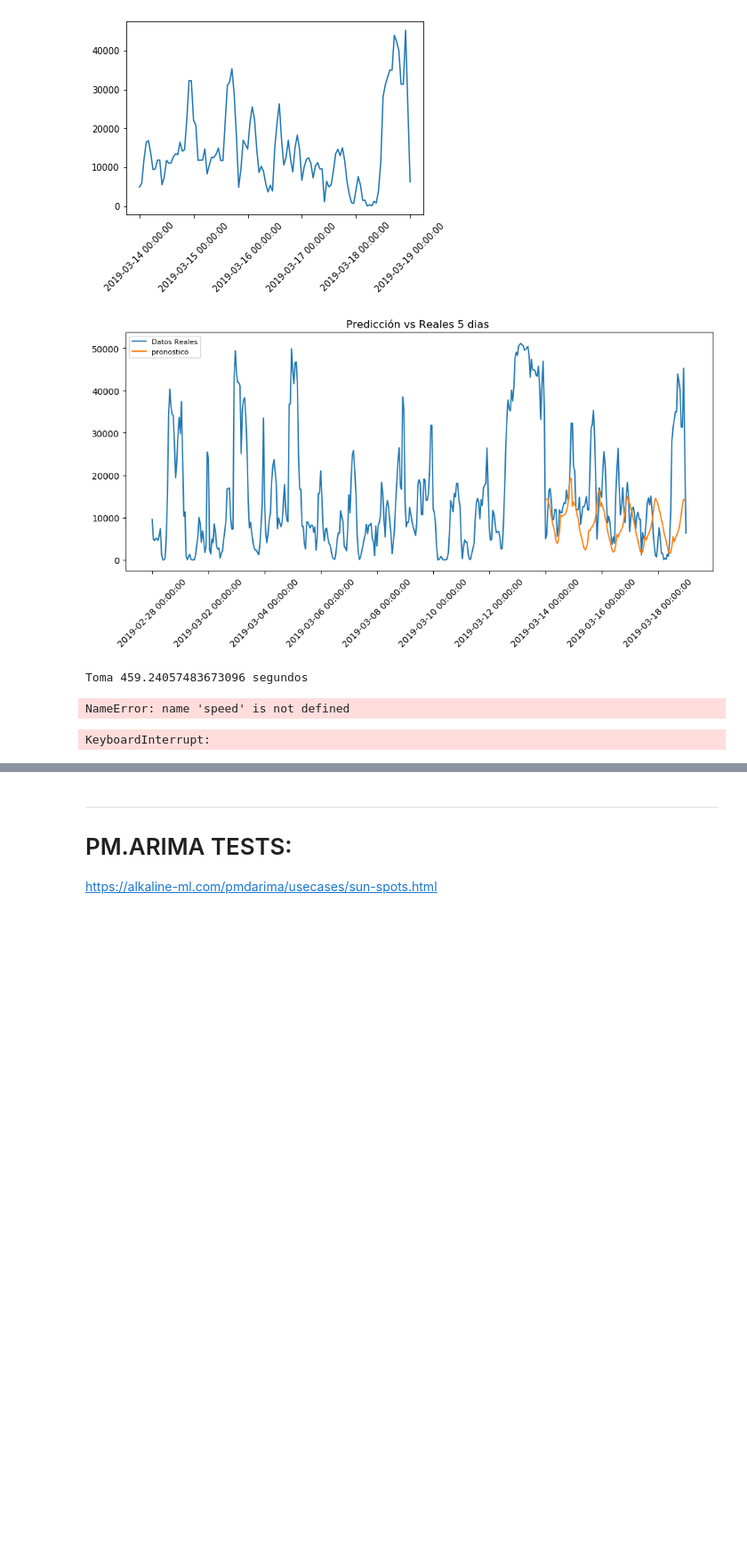
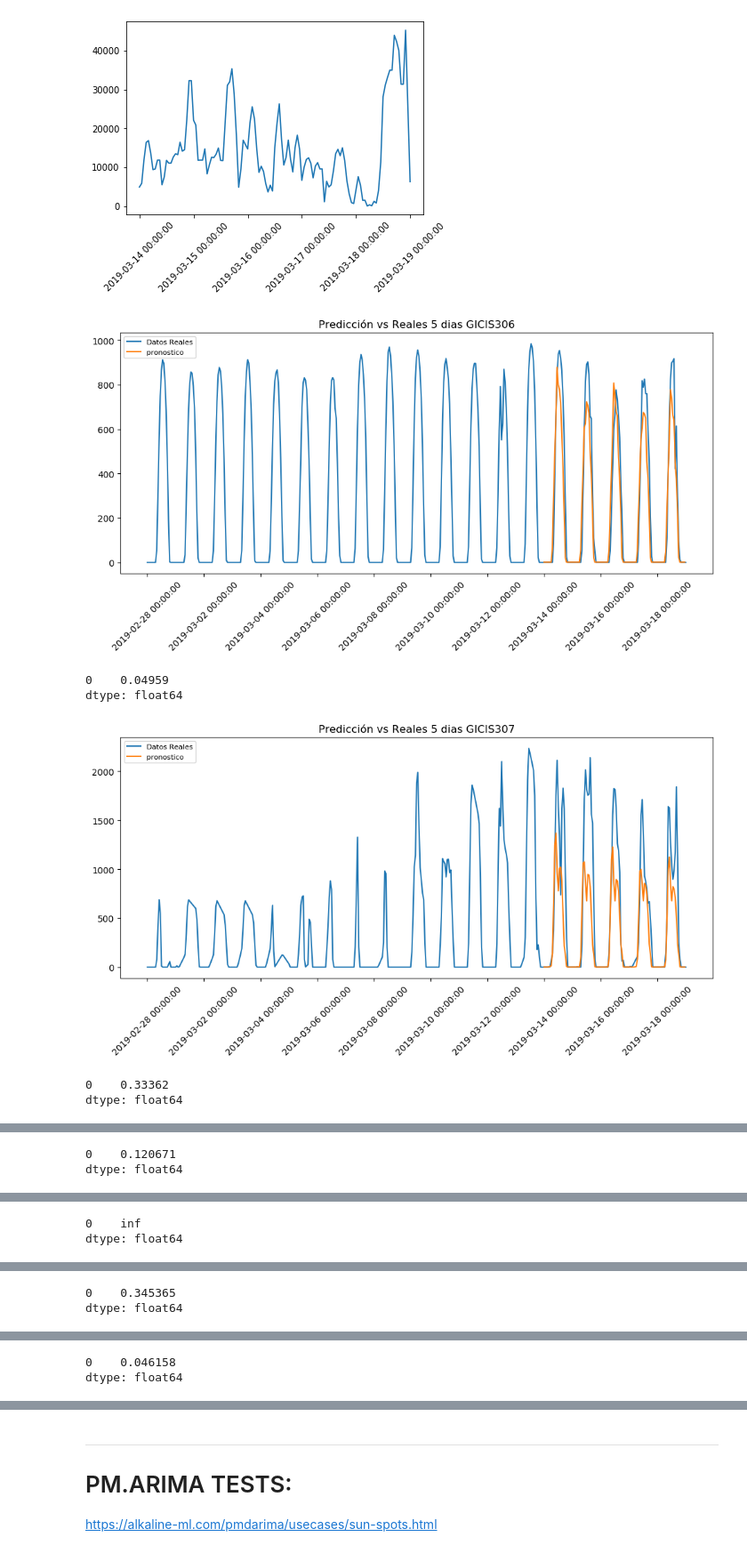
Before and after one commit to oscaralfonso17/Plantas_Intermitentes, a Jupyter notebook: ARIMA plantas de generacion intermitente edited.ipynb, the cells around one changed output, grey strips where cells are left out. Shown at 89% size. Cells and saved outputs as stored; diff of their text form; code cells hidden in the pictures; blank space fills up the shorter version.

```diff
--- a/ARIMA plantas de generacion intermitente edited.ipynb
+++ b/ARIMA plantas de generacion intermitente edited.ipynb
@@ -20,8 +20,8 @@ display(HTML(""" <style> .output {display: center; align-items: left; text-align
 # %%
 #Importación de datos
 #data = pd.read_excel('Generación Intermitente de la GCROC 2013-2019.xlsx', header=1)
-data = pd.read_excel('plantas_intermitentes_clean.xlsx', header=1)
-data.head()
+datos = pd.read_excel('plantas_intermitentes_clean.xlsx', header=1)
+datos.head()
 # %% [output]
 |  | Unnamed: 0 | dia_semana | fecha | hora | GICIE301 | GICIE302 | GICIE303 | GICIE304 | GICIE305 | GICIS306 | ... |
 | 0 | 1 | jueves | 2013-11-14 | 1 | 0 | NaN | NaN | NaN | NaN | NaN | ... |
@@ -33,6 +33,6 @@ data.head()
 # %%
 #LIMPIEZA DE DATOS
 #Se elimina el primer día (14-11-2013) ya que muchas horas no tienen registro.
-data = data.reset_index(level=None)
-data = data.drop(range(0, 24),axis=0)
-data = data.set_index(data['fecha_hora'])
+datos = datos.reset_index(level=None)
+datos = datos.drop(range(0, 24),axis=0)
+datos = datos.set_index(data['fecha_hora'])
@@ -75,9 +79,9 @@ def AIC_accuracy(train,test):
 # %%
 def mape_prom_edited(columna):
 
-    data2 = data[['hora','GICIE301']]
-    data2['GICIE301'] = (data['GICIE301']+1) # para efectos de las tranformaciones logaritmicas(eliminar el 0)
-    data2 = data2.dropna()
+    data2 = datos[['hora',columna]]
+    data2[columna] = (data2[columna]+1) # para efectos de las tranformaciones logaritmicas(eliminar el 0)
+    #data2 = data2.dropna()
 
     #Se separará por hora del día, ya que cada hora se comporta diferente.
     xhr = pd.DataFrame() ; log = pd.DataFrame() ; rends = pd.DataFrame() ; rlogs = pd.DataFrame()
@@ -92,7 +96,7 @@ def mape_prom_edited(columna):
     log = np.log(xhr)
 
     #Se le cambia el index a los DataFrame creados, por las fechas que son.
-    xhr = xhr.set_index(pd.date_range(start=data['fecha'][0],end=data['fecha'][-1],freq='D'))
+    xhr = xhr.set_index(pd.date_range(start=datos['fecha'][0],end=datos['fecha'][-1],freq='d'))
 
     #Seleccion de y_train y y_test
     test = (xhr.iloc[-5:,:])-1   # INFO DE TEST
@@ -111,12 +115,14 @@ def mape_prom_edited(columna):
             seasonal=False)   # No Seasonality
 
         model.fit(y_train.values)
-            #print(model)
-            #model.plot_diagnostics(figsize=(7,5))
-            #plt.show()
-            # Predicción
+        #print(model)
+        #model.plot_diagnostics(figsize=(7,5))
+        #plt.show()
+
+        # Predicción
         fc, confint = model.predict(n_periods=len(test), return_conf_int=True)
         fcc.append(fc)
+
     fc, model = AIC_accuracy(train,test)
     mapes = [mape(fc[i-1], np.log(test['Hora '+str(i)])) for i in range(1,25)]
     mapes = pd.DataFrame(mapes).dropna()
@@ -130,19 +136,22 @@ def mape_prom_edited(columna):
 
     arange_dates = []
     arange_no = []
-    arange = data['GICIE301'][-1-19*24:].index
+    arange = data[columna][-1-19*24:].index
     for i in range(0,len(arange),48):
         arange_dates.append(arange[i])
         arange_no.append(i)
 
     plt.figure(figsize=(12,5), dpi=100)
-    plt.plot(data['GICIE301'][-1-19*24:], label = 'Datos Reales')
+    plt.plot(data[columna][-1-19*24:], label = 'Datos Reales')
     plt.plot(pronostico, label='pronostico')
     plt.title('Predicción vs Reales 5 dias '+columna)
     plt.xticks(arange_no,arange_dates,rotation = 45)
     plt.legend(loc='upper left', fontsize=8)
     plt.show()
-    return mape_promedio, fc , model
+
+    print(mape_promedio)
+    #print(fc)
+    #print(model)
 # %%
 import time
 t1=time.time()
@@ -154,24 +163,25 @@ prueba1
 t2 = time.time()
 print("Toma {} segundos".format(t2-t1))
 speed.append(t2-t1)
-# %% [output]
-[figure, removed]
-Toma 459.24057483673096 segundos
-NameError: name 'speed' is not defined
 # %%
 eolicas = [mape_prom_edited(columns[i]) for i in range(0,5)]
 eolicas
 # %%
 import time
 t1=time.time()
 speed = []
 
-solares = [mape_prom_edited(columns[i]) for i in range(5,16)]
+solares = [mape_prom_edited(columns[i]) for i in range(5,17)]
 
 t2 = time.time()
 print("Toma {} segundos".format(t2-t1))
 speed.append(t2-t1)
 
 solares
 # %% [output]
+[figure, added]
-KeyboardInterrupt:
+0    0.04959
+dtype: float64
+[figure, added]
+0    0.33362
+dtype: float64
@@ -177,0 +189,2 @@ KeyboardInterrupt:
+0    0.120671
+dtype: float64
@@ -177,0 +192,2 @@ KeyboardInterrupt:
+0    inf
+dtype: float64
@@ -177,0 +195,2 @@ KeyboardInterrupt:
+0    0.345365
+dtype: float64
@@ -177,0 +198,2 @@ KeyboardInterrupt:
+0    0.046158
+dtype: float64
```
Also changed, not shown: parts of 4 cells of this notebook, 1 other file.
